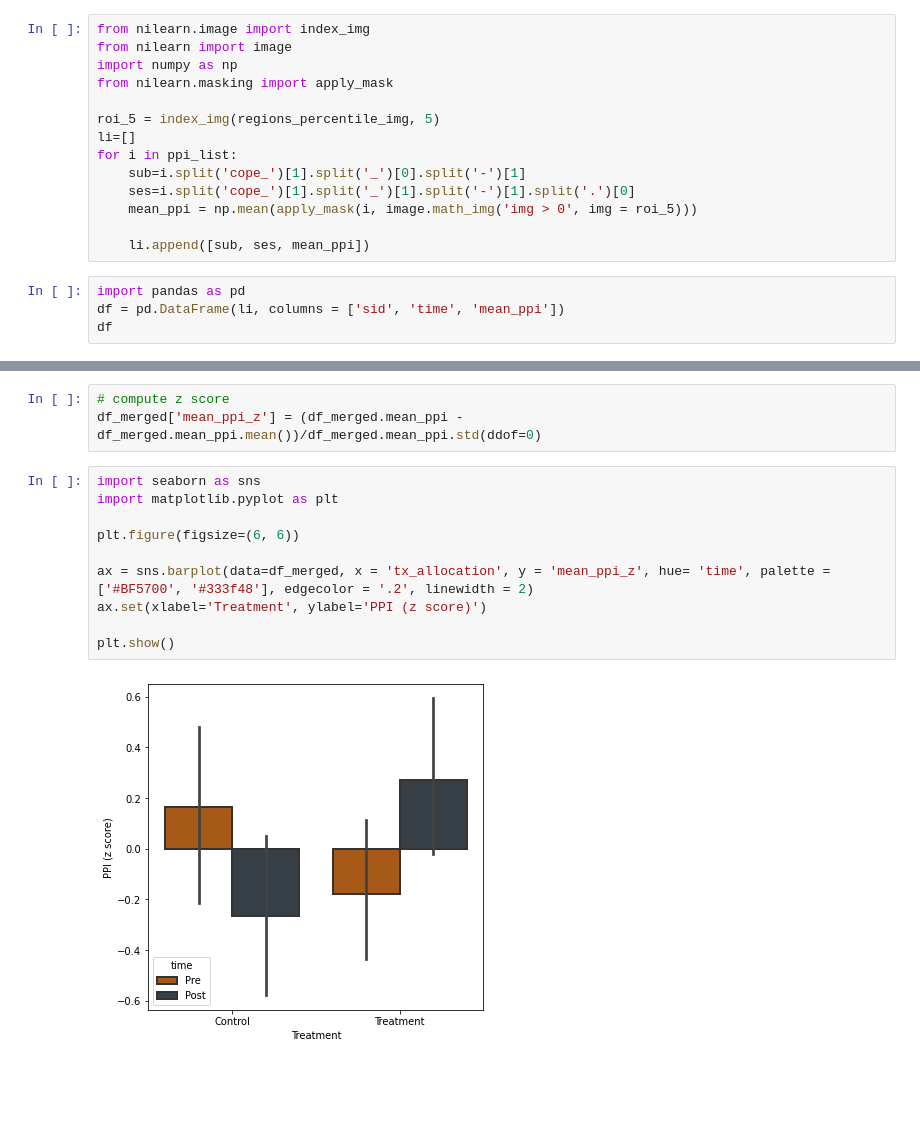
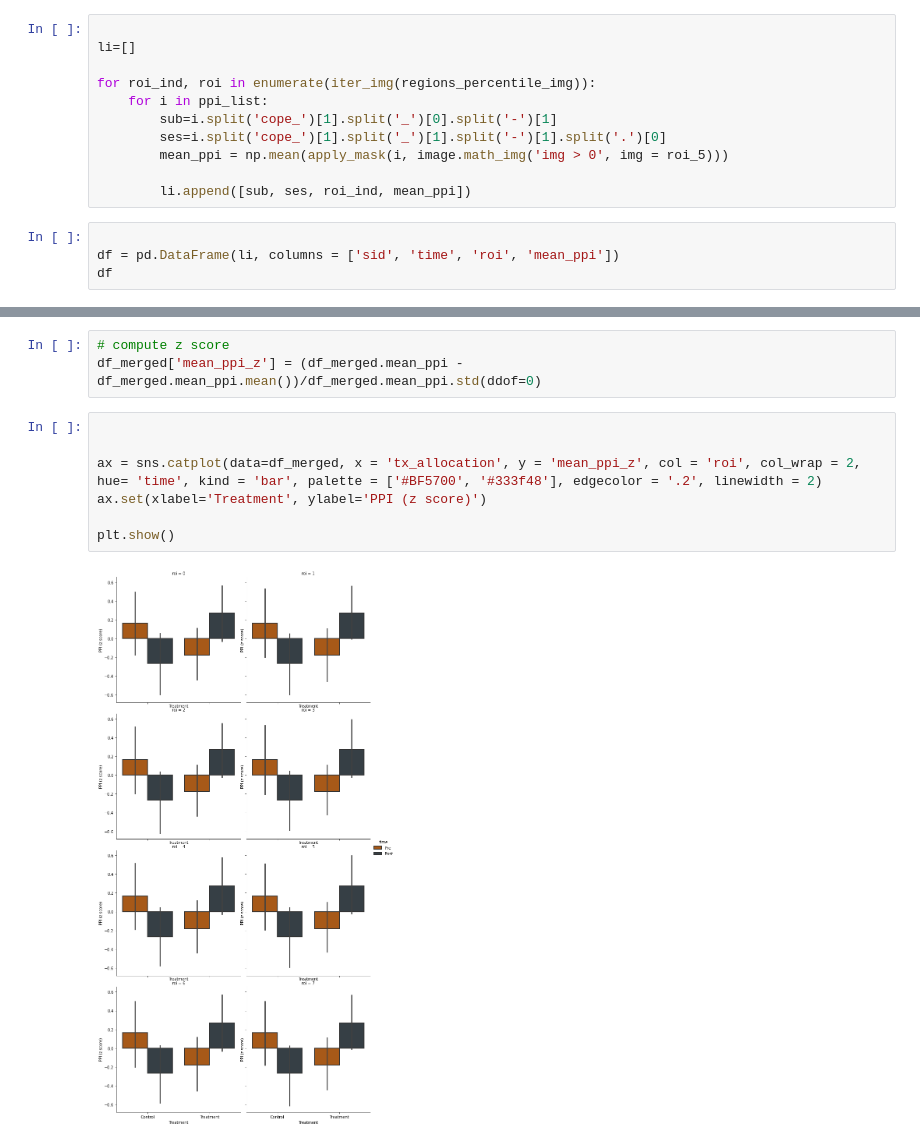
Before and after one commit to tbweng/lllt, a Jupyter notebook: ppi/connected_regions_0005/lme/interrogate.ipynb, the cells around one changed output, grey strips where cells are left out. Cells and saved outputs as stored; diff of their text form; blank space fills up the shorter version.

```diff
--- a/ppi/connected_regions_0005/lme/interrogate.ipynb
+++ b/ppi/connected_regions_0005/lme/interrogate.ipynb
@@ -37,20 +50,17 @@ import glob
 ppi_list = glob.glob('/scratch/05201/bhickson/preprocdata/ppi/connected_regions_0005/level2/*/cope_sub-*_ses-*.nii.gz')
 # %%
-from nilearn.image import index_img
-from nilearn import image
-import numpy as np
-from nilearn.masking import apply_mask
 
-roi_5 = index_img(regions_percentile_img, 5)
 li=[]
-for i in ppi_list:
-    sub=i.split('cope_')[1].split('_')[0].split('-')[1]
-    ses=i.split('cope_')[1].split('_')[1].split('-')[1].split('.')[0]
-    mean_ppi = np.mean(apply_mask(i, image.math_img('img > 0', img = roi_5)))
 
-    li.append([sub, ses, mean_ppi])
+for roi_ind, roi in enumerate(iter_img(regions_percentile_img)):
+    for i in ppi_list:
+        sub=i.split('cope_')[1].split('_')[0].split('-')[1]
+        ses=i.split('cope_')[1].split('_')[1].split('-')[1].split('.')[0]
+        mean_ppi = np.mean(apply_mask(i, image.math_img('img > 0', img = roi_5)))
+
+        li.append([sub, ses, roi_ind, mean_ppi])
 # %%
-import pandas as pd
-df = pd.DataFrame(li, columns = ['sid', 'time', 'mean_ppi'])
+
+df = pd.DataFrame(li, columns = ['sid', 'time', 'roi', 'mean_ppi'])
 df
 # %% [output]
@@ -109,14 +119,11 @@ df_merged
 # compute z score
 df_merged['mean_ppi_z'] = (df_merged.mean_ppi - df_merged.mean_ppi.mean())/df_merged.mean_ppi.std(ddof=0)
 # %%
-import seaborn as sns
-import matplotlib.pyplot as plt
 
-plt.figure(figsize=(6, 6))
 
-ax = sns.barplot(data=df_merged, x = 'tx_allocation', y = 'mean_ppi_z', hue= 'time', palette = ['#BF5700', '#333f48'], edgecolor = '.2', linewidth = 2)
+ax = sns.catplot(data=df_merged, x = 'tx_allocation', y = 'mean_ppi_z', col = 'roi', col_wrap = 2, hue= 'time', kind = 'bar', palette = ['#BF5700', '#333f48'], edgecolor = '.2', linewidth = 2)
 ax.set(xlabel='Treatment', ylabel='PPI (z score)')
 
 plt.show()
 # %% [output]
-[figure, old version]
+[figure, new version]
```
Also changed, not shown: parts of 7 cells of this notebook.
